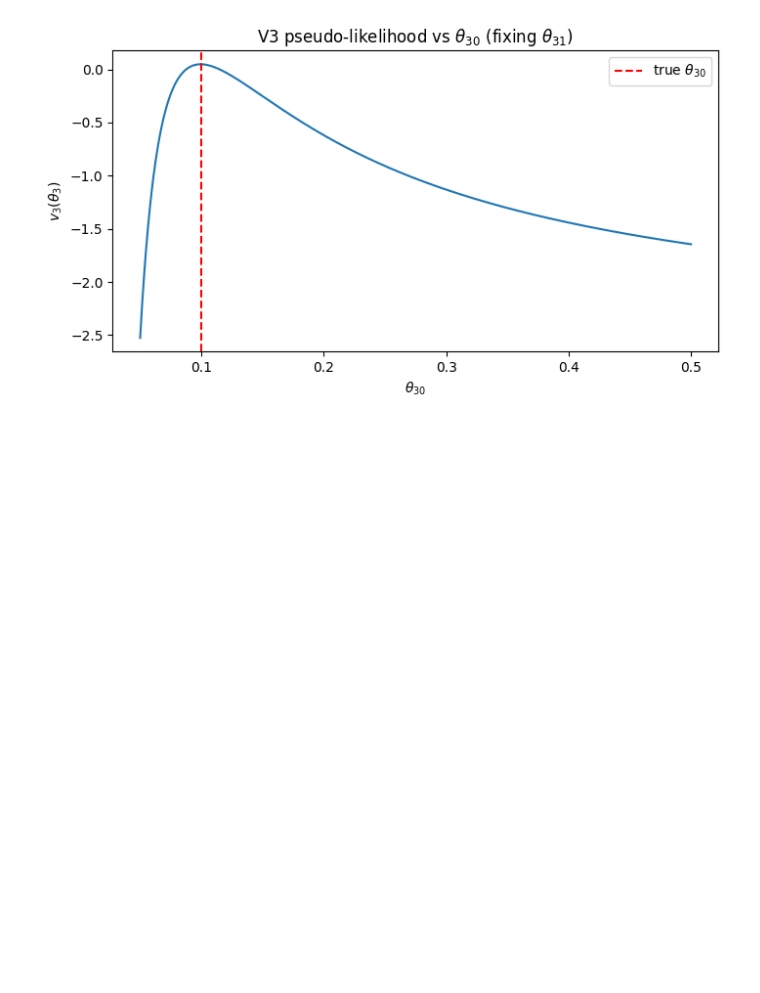
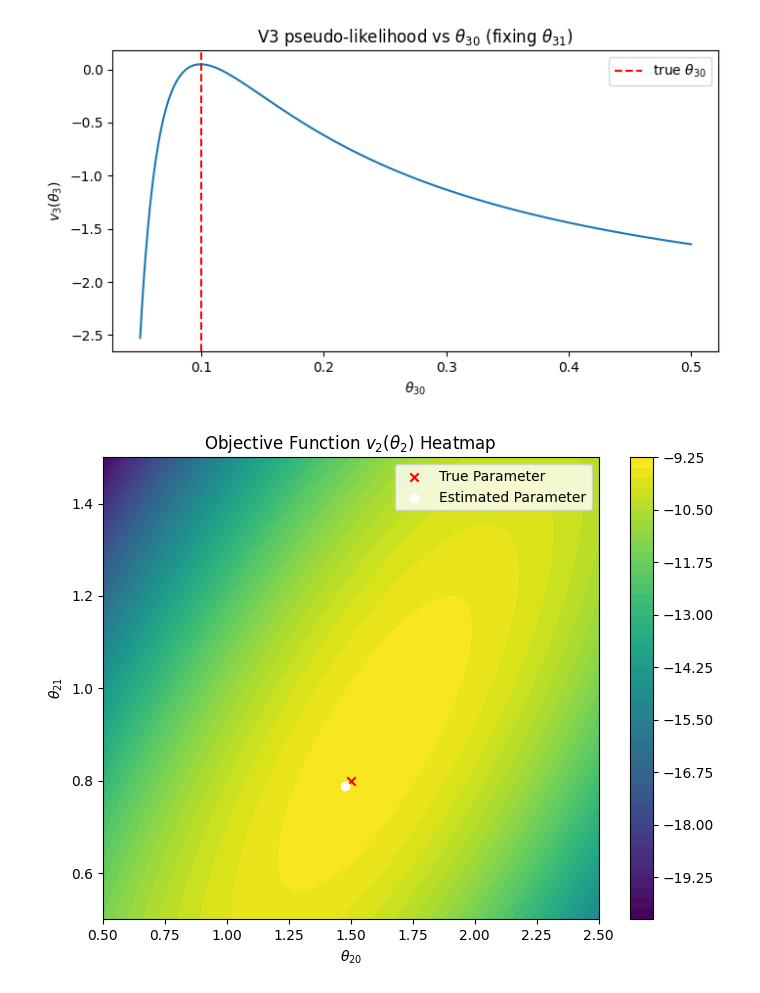
Before and after one commit to sht-yn/degenerate-diffusion, a Jupyter notebook: FNmodel.ipynb, the cells around one changed output. Saved outputs shown, nothing was run; the diff lists cells and outputs as text; code cells hidden in the pictures; blank space fills up the shorter version.

```diff
--- a/FNmodel.ipynb
+++ b/FNmodel.ipynb
@@ -206,3 +220,26 @@ else:
     plt.show()
 # %% [output]
 [figure]
+# %%
+#objective_func_2のbounds_theta2でのヒートマップを描く
+import numpy as np
+theta20_vals = np.linspace(bounds_theta2[0][0], bounds_theta2[0][1], 100)
+theta21_vals = np.linspace(bounds_theta2[1][0], bounds_theta2[1][1], 100)
+Theta20, Theta21 = np.meshgrid(theta20_vals, theta21_vals)
+V2_vals = np.zeros(Theta20.shape)
+for i in range(Theta20.shape[0]):
+    for j in range(Theta20.shape[1]):
+        theta2_vec = jnp.array([Theta20[i, j], Theta21[i, j]])
+        V2_vals[i, j] = objective_func_2(theta2_vec)
+plt.figure(figsize=(8, 6))
+contour = plt.contourf(Theta20, Theta21, V2_vals, levels=50, cmap='viridis')
+plt.colorbar(contour)
+plt.xlabel(r"$\theta_{20}$")
+plt.ylabel(r"$\theta_{21}$")
+plt.title(r"Objective Function $v_2(\theta_2)$ Heatmap")
+plt.scatter(true_theta2[0], true_theta2[1], color='red', label='True Parameter', marker='x')
+plt.scatter(est_2[0], est_2[1], color='white', label='Estimated Parameter', marker='o')
+plt.legend()
+plt.show()
+# %% [output]
+[figure, added]
```
Also changed, not shown: parts of 6 cells of this notebook, 10 other files.
